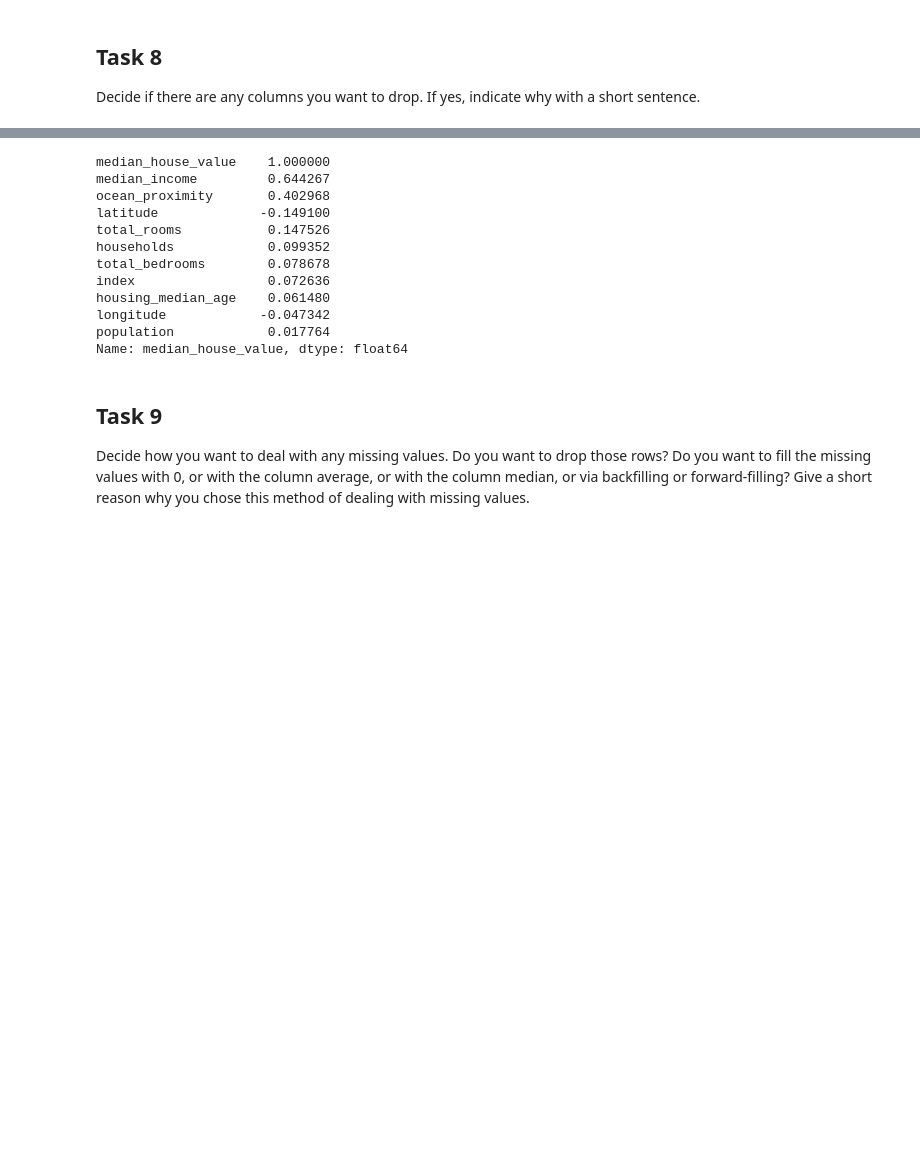
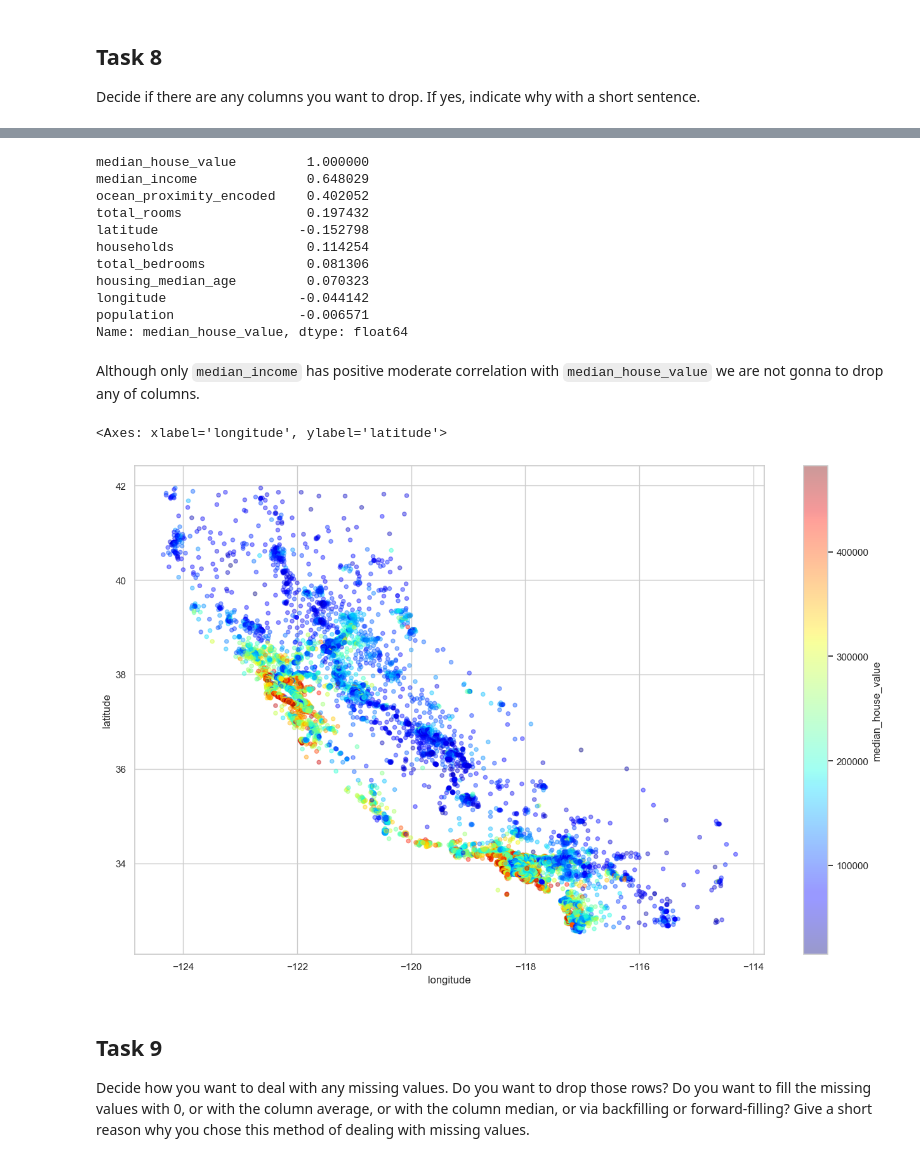
Before and after one commit to mariakyrychok/housing, a Jupyter notebook: main.ipynb, the cells around one changed output, grey strips where cells are left out. Saved outputs shown, nothing was run; the diff lists cells and outputs as text; code cells hidden in the pictures; blank space fills up the shorter version.

```diff
--- a/main.ipynb
+++ b/main.ipynb
@@ -228,23 +260,31 @@ Decide if there are any columns you want to drop. If yes, indicate why with a sh
 # %%
+df_copy = df.drop('ocean_proximity', axis=1)
 def get_corr_for_median_house_value(dataset):
     corr_matrix = dataset.corr()
     sorted_indexes = corr_matrix['median_house_value'].abs().sort_values(ascending=False).index
     return corr_matrix.loc['median_house_value', sorted_indexes]
 
-get_corr_for_median_house_value(df)
+get_corr_for_median_house_value(df_copy)
 # %% [output]
-median_house_value    1.000000
-median_income         0.644267
-ocean_proximity       0.402968
-latitude             -0.149100
-total_rooms           0.147526
-households            0.099352
-total_bedrooms        0.078678
-index                 0.072636
-housing_median_age    0.061480
-longitude            -0.047342
-population            0.017764
+median_house_value         1.000000
+median_income              0.648029
+ocean_proximity_encoded    0.402052
+total_rooms                0.197432
+latitude                  -0.152798
+households                 0.114254
+total_bedrooms             0.081306
+housing_median_age         0.070323
+longitude                 -0.044142
+population                -0.006571
 Name: median_house_value, dtype: float64
+# %% [markdown]
+Although only `median_income` has positive moderate correlation with `median_house_value` we are not gonna to drop any of columns.
+# %%
+df_copy.plot(kind='scatter', x='longitude', y='latitude', alpha=0.4, figsize=(16, 10),
+             c='median_house_value', cmap=plt.get_cmap('jet'), colorbar=True)
+# %% [output]
+<Axes: xlabel='longitude', ylabel='latitude'>
+[figure, new version]
 # %% [markdown]
 ## Task 9
 Decide how you want to deal with any missing values. Do you want to drop those rows? Do you want to fill the missing values with 0, or with the column average, or with the column median, or via backfilling or forward-filling? Give a short reason why you chose this method of dealing with missing values.
```
Also changed, not shown: parts of 45 cells of this notebook, 1 other file.
